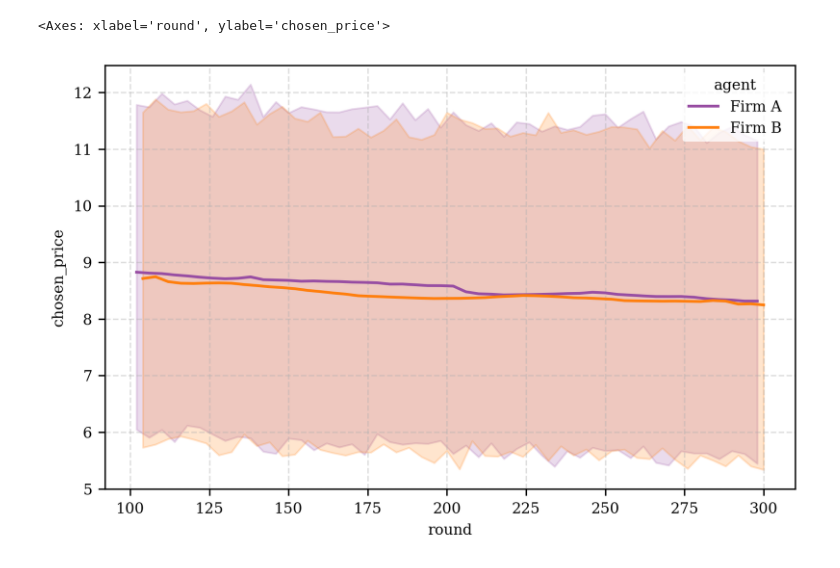
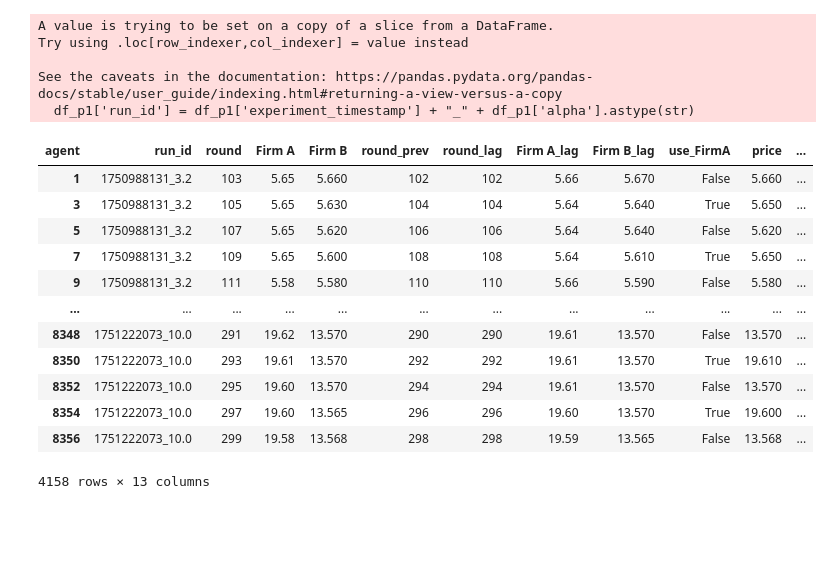
Before and after one commit to luciasauer/algorithmic_pricing_llms, a Jupyter notebook: notebooks/results_duopoly.ipynb, the cells around one changed output. Saved outputs shown, nothing was run; the diff lists cells and outputs as text; code cells hidden in the pictures; blank space fills up the shorter version.

```diff
--- a/notebooks/results_duopoly.ipynb
+++ b/notebooks/results_duopoly.ipynb
@@ -205,6 +28,0 @@ Included effects: Entity
-# %%
-import seaborn as sns
-sns.lineplot(data=df_fe_p1, x="round", y="chosen_price", hue="agent")
-# %% [output]
-<Axes: xlabel='round', ylabel='chosen_price'>
-[figure, removed]
@@ -223,0 +29,63 @@ print(results.summary)
+# %%
+df_filtered = df[df['round'] > 100].copy()
+
+df_p1 = df_filtered[df_filtered['experiment_name'].str.contains("P1")]
+
+df_p2 = df_filtered[df_filtered['experiment_name'].str.contains("P2")]
+
+df_p1['run_id'] = df_p1['experiment_timestamp'] + "_" + df_p1['alpha'].astype(str)
+
+df_pivot = df_p1.pivot_table(
+    index=['run_id', 'round'],
+    columns='agent',
+    values='chosen_price'
+).reset_index()
+
+df_pivot = df_pivot.sort_values(by=['run_id', 'round'])
+
+# Shift prices within each run
+df_pivot['round_prev'] = df_pivot['round'] - 1
+
+# Merge lagged prices
+df_lagged = df_pivot.merge(
+    df_pivot[['run_id', 'round', 'Firm A', 'Firm B']],
+    left_on=['run_id', 'round_prev'],
+    right_on=['run_id', 'round'],
+    suffixes=('', '_lag')
+)
+# %% [output]
+A value is trying to be set on a copy of a slice from a DataFrame.
+Try using .loc[row_indexer,col_indexer] = value instead
+
+See the caveats in the documentation: https://pandas.pydata.org/pandas-docs/stable/user_guide/indexing.html#returning-a-view-versus-a-copy
+  df_p1['run_id'] = df_p1['experiment_timestamp'] + "_" + df_p1['alpha'].astype(str)
+# %%
+# Only keep disjoint rounds
+df_lagged = df_lagged[df_lagged['round'] % 2 == 1].copy()
+
+# Alternate which agent is the dependent one
+df_lagged['use_FirmA'] = (df_lagged['round'] // 2) % 2 == 0
+
+# Select dependent and independent variables
+df_lagged['price'] = df_lagged.apply(lambda x: x['Firm A'] if x['use_FirmA'] else x['Firm B'], axis=1)
+df_lagged['price_lag_self'] = df_lagged.apply(lambda x: x['Firm A' + '_lag'] if x['use_FirmA'] else x['Firm B' + '_lag'], axis=1)
+df_lagged['price_lag_comp'] = df_lagged.apply(lambda x: x['Firm B' + '_lag'] if x['use_FirmA'] else x['Firm A' + '_lag'], axis=1)
+
+# Set run-specific fixed effects
+df_lagged['firm_run'] = df_lagged['run_id'] + "_" + df_lagged['use_FirmA'].astype(str)
+# %%
+df_lagged
+# %% [output]
+| agent | run_id | round | Firm A | Firm B | round_prev | round_lag | Firm A_lag | Firm B_lag | use_FirmA | price | ... |
+| 1 | 1750988131_3.2 | 103 | 5.65 | 5.660 | 102 | 102 | 5.66 | 5.670 | False | 5.660 | ... |
+| 3 | 1750988131_3.2 | 105 | 5.65 | 5.630 | 104 | 104 | 5.64 | 5.640 | True | 5.650 | ... |
+| 5 | 1750988131_3.2 | 107 | 5.65 | 5.620 | 106 | 106 | 5.64 | 5.640 | False | 5.620 | ... |
+| 7 | 1750988131_3.2 | 109 | 5.65 | 5.600 | 108 | 108 | 5.64 | 5.610 | True | 5.650 | ... |
+| 9 | 1750988131_3.2 | 111 | 5.58 | 5.580 | 110 | 110 | 5.66 | 5.590 | False | 5.580 | ... |
+| ... | ... | ... | ... | ... | ... | ... | ... | ... | ... | ... | ... |
+| 8348 | 1751222073_10.0 | 291 | 19.62 | 13.570 | 290 | 290 | 19.61 | 13.570 | False | 13.570 | ... |
+| 8350 | 1751222073_10.0 | 293 | 19.61 | 13.570 | 292 | 292 | 19.61 | 13.570 | True | 19.610 | ... |
+| 8352 | 1751222073_10.0 | 295 | 19.60 | 13.570 | 294 | 294 | 19.61 | 13.570 | False | 13.570 | ... |
+| 8354 | 1751222073_10.0 | 297 | 19.60 | 13.565 | 296 | 296 | 19.60 | 13.570 | True | 19.600 | ... |
+| 8356 | 1751222073_10.0 | 299 | 19.58 | 13.568 | 298 | 298 | 19.59 | 13.565 | False | 13.568 | ... |
+4158 rows × 13 columns
```
Also changed, not shown: parts of 18 cells of this notebook.
